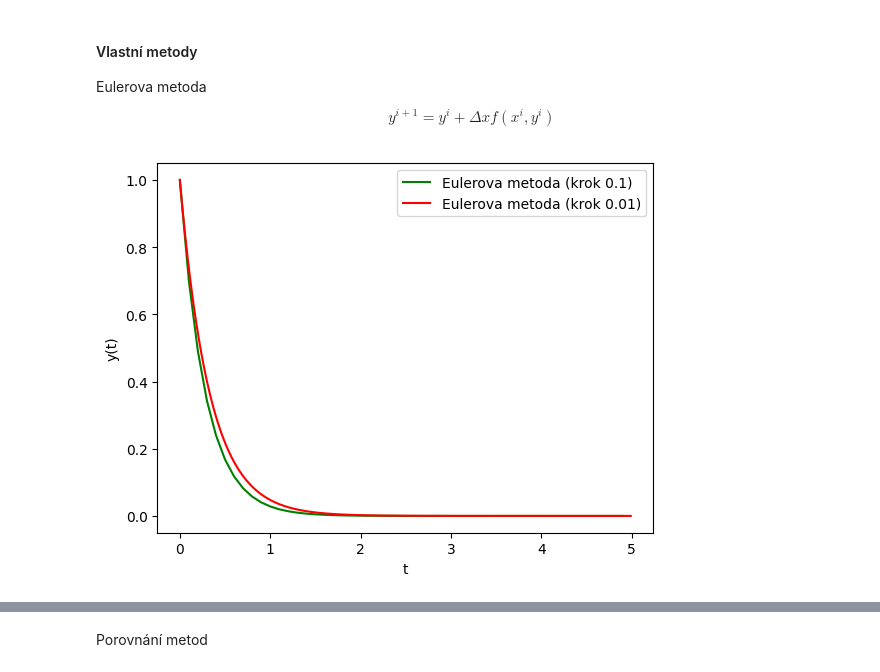
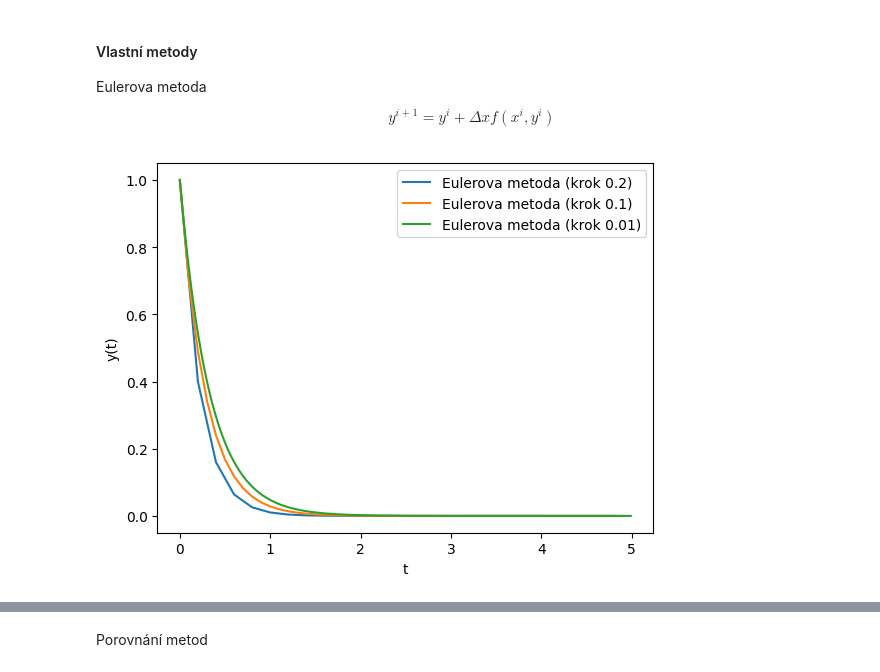
Before and after one commit to pkbcz/MSW2, a Jupyter notebook: 12 Diferencialni rovnice.ipynb, the cells around one changed output, grey strips where cells are left out. Saved outputs shown, nothing was run; the diff lists cells and outputs as text; code cells hidden in the pictures.

```diff
--- a/12 Diferencialni rovnice.ipynb
+++ b/12 Diferencialni rovnice.ipynb
@@ -274,33 +234,29 @@ $$𝑦^{𝑖+1}=𝑦^𝑖+𝛥𝑥 𝑓(𝑥^𝑖,𝑦^𝑖  )$$
 # %%
 # Eulerova metoda
 import numpy as np
 import matplotlib.pyplot as plt
 
-h = 0.1                         # krok
-t_euler = np.arange(0, 5, h)
-y_euler = np.zeros(len(t_euler))
-y_euler[0] = 1                  # počáteční podmínka
+def Euler(h):                       # krok
+    t_euler = np.arange(0, 5, h)
+    y_euler = np.zeros(len(t_euler))
+    y_euler[0] = 1                  # počáteční podmínka
 
-# Aproximace řešení
-for i in range(1, len(t_euler)):
-    y_euler[i] = y_euler[i-1] + h * (-3 * y_euler[i-1])
+    # Aproximace řešení
+    for i in range(1, len(t_euler)):
+        y_euler[i] = y_euler[i-1] + h * (-3 * y_euler[i-1])
 
-# Stejný postup, ale s jiným krokem
-h2 = 0.01
-t_euler2 = np.arange(0, 5, h2)
-y_euler2 = np.zeros(len(t_euler2))
-y_euler2[0] = 1                  # počáteční podmínka
+    # Vykreslení
+    plt.plot(t_euler, y_euler, label=f'Eulerova metoda (krok {h})')
 
-# Aproximace řešení
-for i in range(1, len(t_euler2)):
-    y_euler2[i] = y_euler2[i-1] + h2 * (-3 * y_euler2[i-1])
+# Výpočet a vykreslení pro různé kroky h
+Euler(0.2)
+Euler(0.1)
+Euler(0.01)
 
-# Vykreslení
-plt.plot(t_euler, y_euler, label='Eulerova metoda (krok 0.1)', color='green')
-plt.plot(t_euler2, y_euler2, label='Eulerova metoda (krok 0.01)', color='red')
+# Dokončení grafu
 plt.xlabel('t')
 plt.ylabel('y(t)')
 plt.legend()
 plt.show()
 # %% [output]
-[figure, old version]
+[figure, new version]
```
Also changed, not shown: parts of 18 cells of this notebook, 2 other files.
